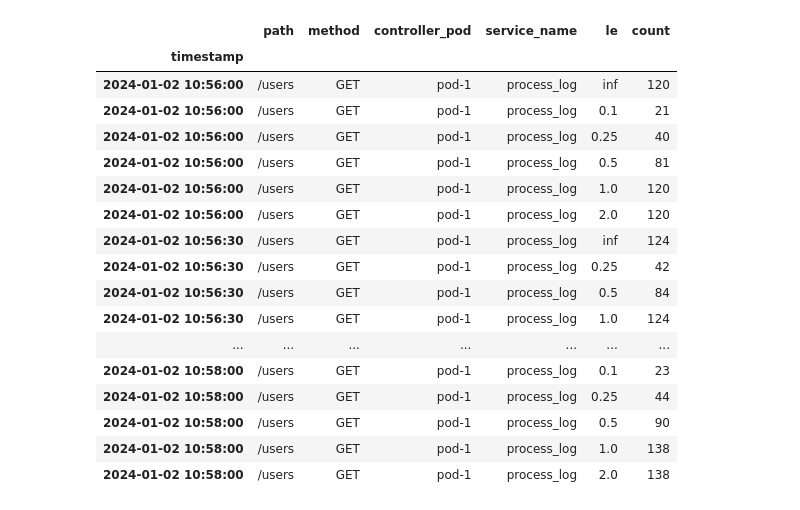
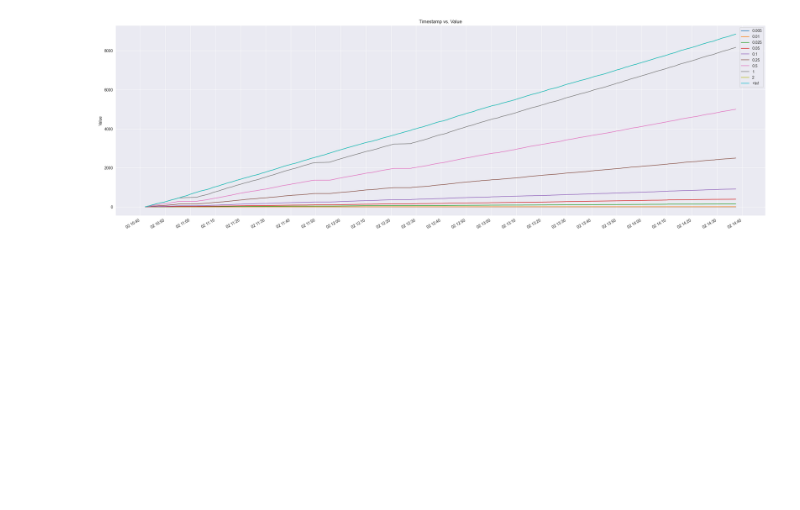
Before and after one commit to vuvietnguyenit/data_analystic, a Jupyter notebook: notebooks/analyze_fluctuatition_latency_http.ipynb, the cells around one changed output. Drawn from its saved outputs; the diff is of its cells as text; code cells hidden in the pictures; blank space fills up the shorter version.

Commit message:
create overview chart

```diff
--- a/notebooks/analyze_fluctuatition_latency_http.ipynb
+++ b/notebooks/analyze_fluctuatition_latency_http.ipynb
@@ -25,6 +25,8 @@ import pandas as pd
 import matplotlib.pyplot as plt
 
 pd.options.mode.chained_assignment = None
+# %%
+BUCKETS = [0.005, 0.01, 0.025, 0.05, 0.1, 0.25, 0.5, 1, 2]
 # %%
 # Load dataset from CSV file
 root = pd.read_csv('../statics/csv/request_data_with_anomaly_pod_instance.csv', index_col=0)
@@ -41,5 +33,4 @@ root.head()
-# %%
-# Set index for dataframe is timestamp
-root = root.set_index("timestamp")
-# Convert buckets to string
-root['le'] = root['le'].astype(str)
+# %%
+# Convert to datetime pandas and set datetime columns is index for dataframe
+root.index = pd.to_datetime(root.index)
+root
@@ -46 +52,19 @@ root['le'] = root['le'].astype(str)
+# %%
+from matplotlib.dates import AutoDateLocator, AutoDateFormatter
+chart_data = root.query("path == '/users' and controller_pod == 'pod-1'")
+plt.figure(figsize=(30, 10))
+# Configure x-axis date ticks
+locator = AutoDateLocator(minticks=5, maxticks=30)
+formatter = AutoDateFormatter(locator)
+plt.gca().xaxis.set_major_locator(locator)
+plt.gca().xaxis.set_major_formatter(formatter)
+for column in BUCKETS + ["+Inf"]:
+    plt.plot(chart_data.index, chart_data[str(column)],linestyle='-', label=column)
+    plt.legend()
+plt.ylabel('Value')
+plt.title('Timestamp vs. Value')
+plt.gcf().autofmt_xdate()
+plt.show()
+# %% [output]
+[figure, added]
 # %%
@@ -48,21 +71,0 @@ grouped = ['service_name', 'controller_pod', 'path', 'method', 'le']
-# %%
-root.query("path == '/users' and controller_pod == 'pod-1'").loc['2024-01-02 10:56:00' : '2024-01-02 10:58:00']
-# %% [output]
-|  | path | method | controller_pod | service_name | le | count |
-| timestamp |  |  |  |  |  |  |
-| 2024-01-02 10:56:00 | /users | GET | pod-1 | process_log | inf | 120 |
-| 2024-01-02 10:56:00 | /users | GET | pod-1 | process_log | 0.1 | 21 |
-| 2024-01-02 10:56:00 | /users | GET | pod-1 | process_log | 0.25 | 40 |
-| 2024-01-02 10:56:00 | /users | GET | pod-1 | process_log | 0.5 | 81 |
-| 2024-01-02 10:56:00 | /users | GET | pod-1 | process_log | 1.0 | 120 |
-| 2024-01-02 10:56:00 | /users | GET | pod-1 | process_log | 2.0 | 120 |
-| 2024-01-02 10:56:30 | /users | GET | pod-1 | process_log | inf | 124 |
-| 2024-01-02 10:56:30 | /users | GET | pod-1 | process_log | 0.25 | 42 |
-| 2024-01-02 10:56:30 | /users | GET | pod-1 | process_log | 0.5 | 84 |
-| 2024-01-02 10:56:30 | /users | GET | pod-1 | process_log | 1.0 | 124 |
-| ... | ... | ... | ... | ... | ... | ... |
-| 2024-01-02 10:58:00 | /users | GET | pod-1 | process_log | 0.1 | 23 |
-| 2024-01-02 10:58:00 | /users | GET | pod-1 | process_log | 0.25 | 44 |
-| 2024-01-02 10:58:00 | /users | GET | pod-1 | process_log | 0.5 | 90 |
-| 2024-01-02 10:58:00 | /users | GET | pod-1 | process_log | 1.0 | 138 |
-| 2024-01-02 10:58:00 | /users | GET | pod-1 | process_log | 2.0 | 138 |
```
Also changed, not shown: parts of 5 cells of this notebook, 1 other file.
